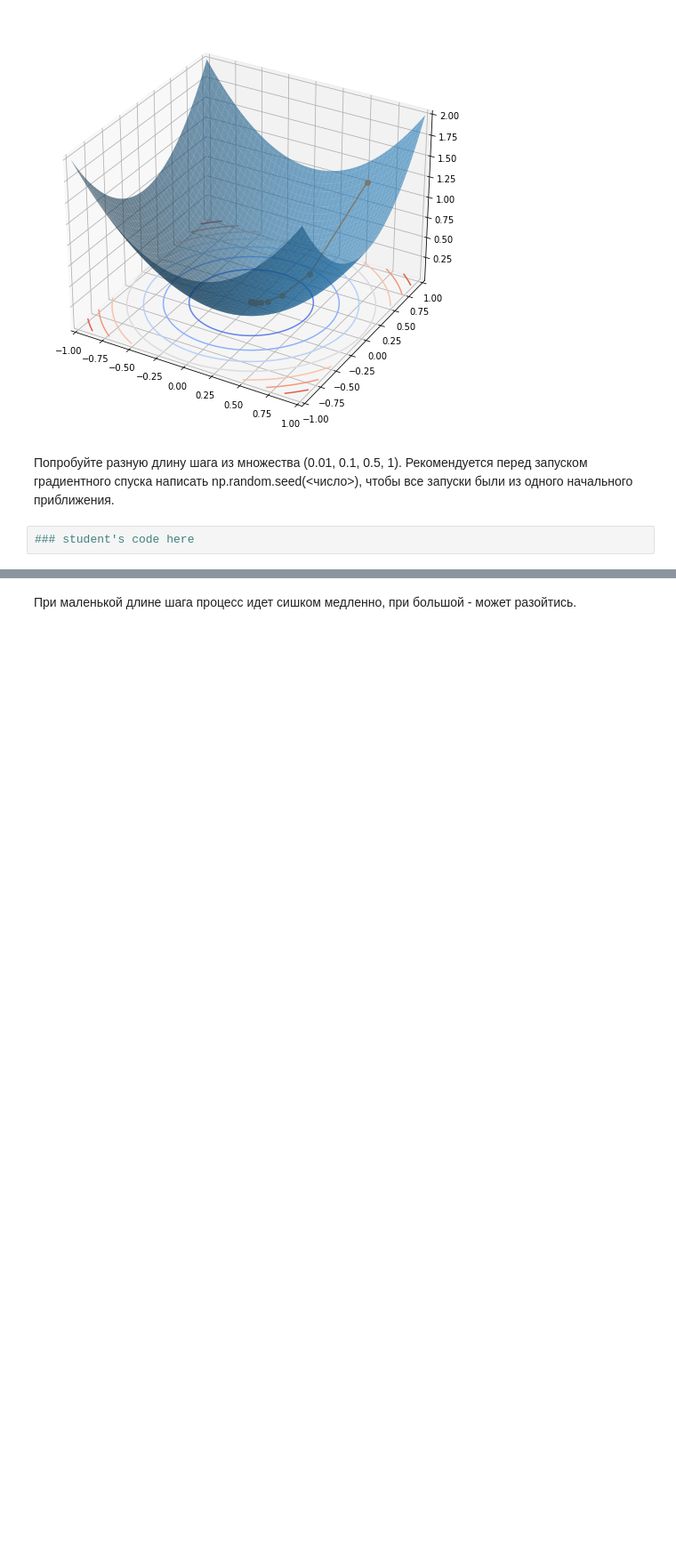
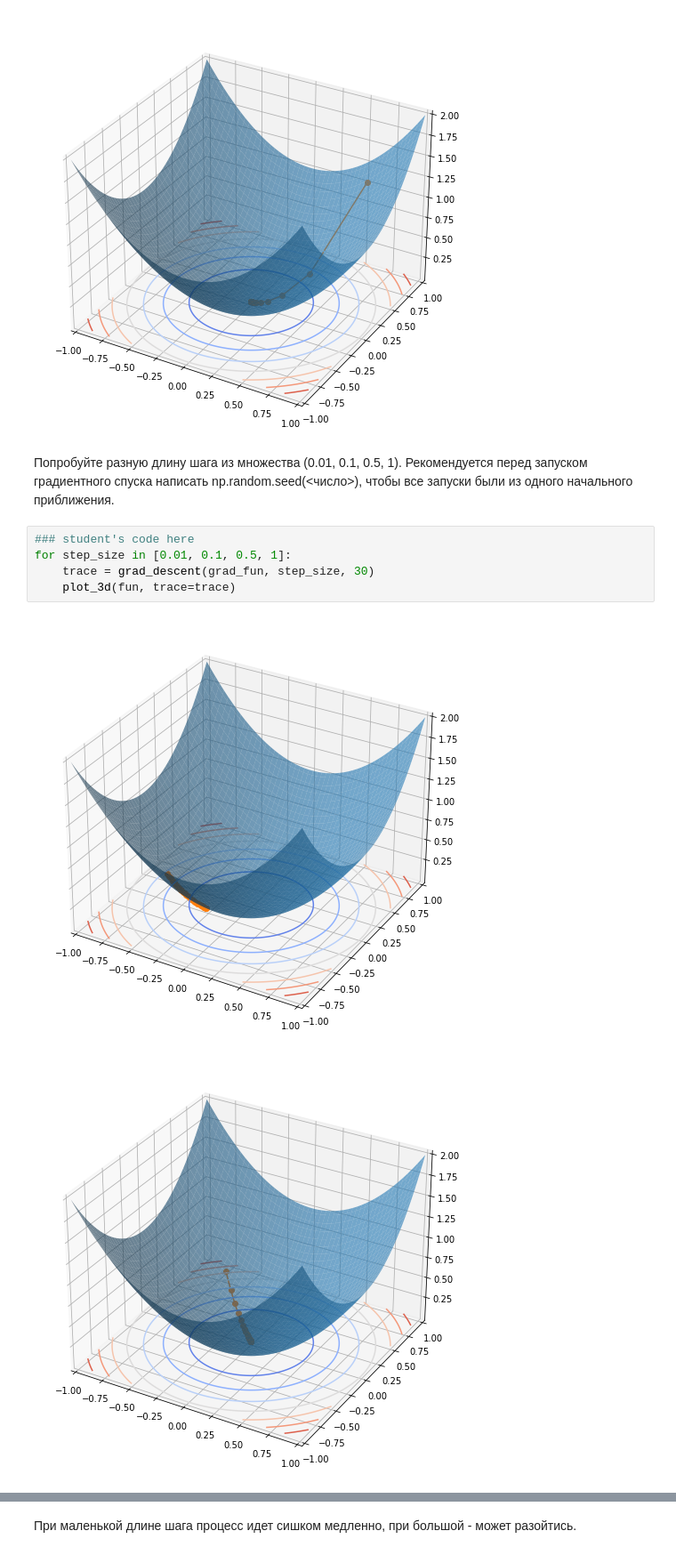
Before and after one commit to topshik/dpo-ml-2021-spring, a Jupyter notebook: seminars/week05_grads/sem05_grads.ipynb, the cells around one changed output, grey strips where cells are left out. Shown at 89% size. Saved outputs shown, nothing was run; the diff lists cells and outputs as text; blank space fills up the shorter version.

```diff
--- a/seminars/week05_grads/sem05_grads.ipynb
+++ b/seminars/week05_grads/sem05_grads.ipynb
@@ -211,5 +265,11 @@ for i in range(3):
 [figure]
 # %% [markdown]
 Попробуйте разную длину шага из множества (0.01, 0.1, 0.5, 1). Рекомендуется перед запуском градиентного спуска написать np.random.seed(<число>), чтобы все запуски были из одного начального приближения.
-# %%
-### student's code here
+# %%
+### student's code here
+for step_size in [0.01, 0.1, 0.5, 1]:
+    trace = grad_descent(grad_fun, step_size, 30)
+    plot_3d(fun, trace=trace)
+# %% [output]
+[figure, added]
+[figure, added]
```
Also changed, not shown: parts of 17 cells of this notebook, 1 other file.
